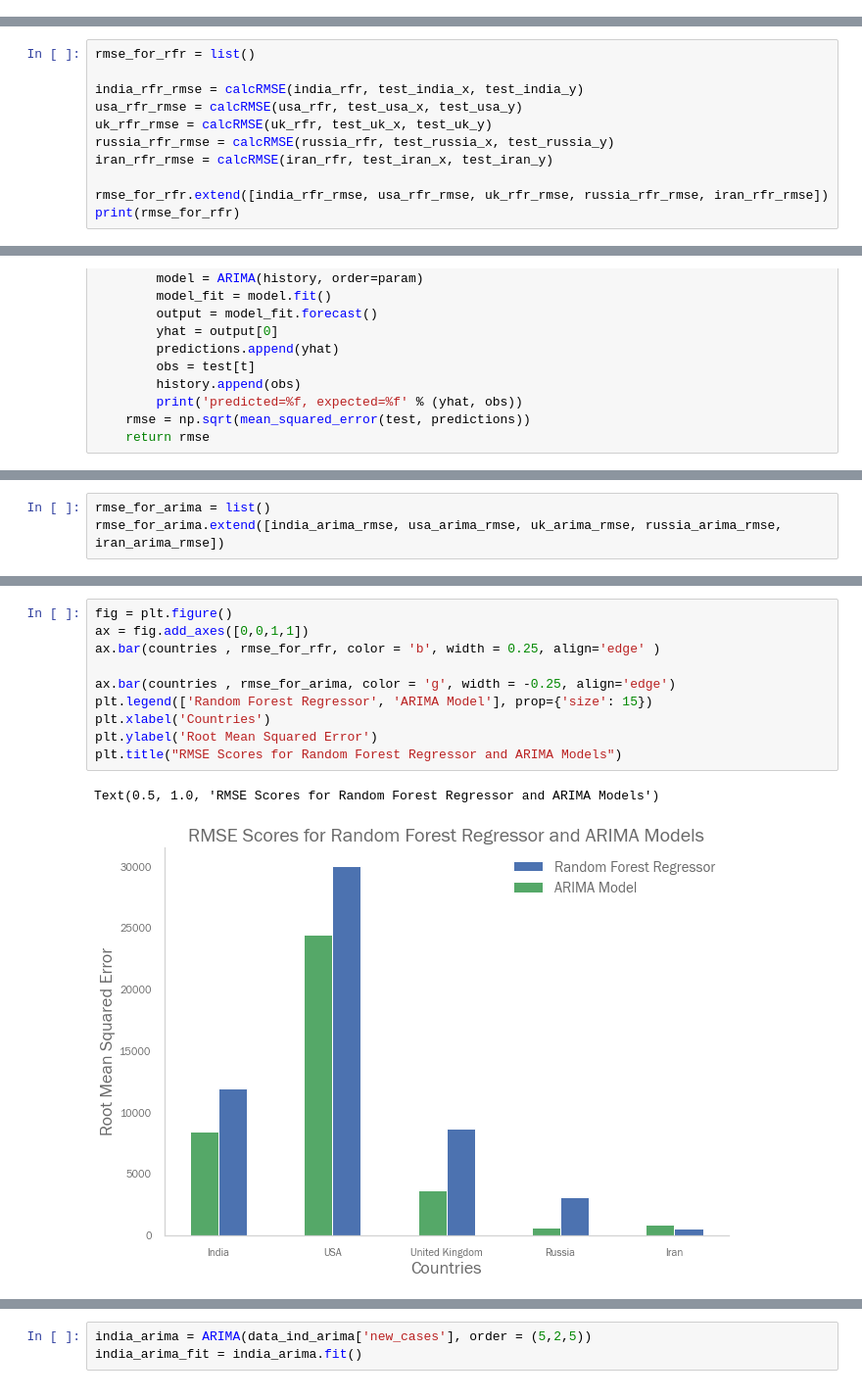
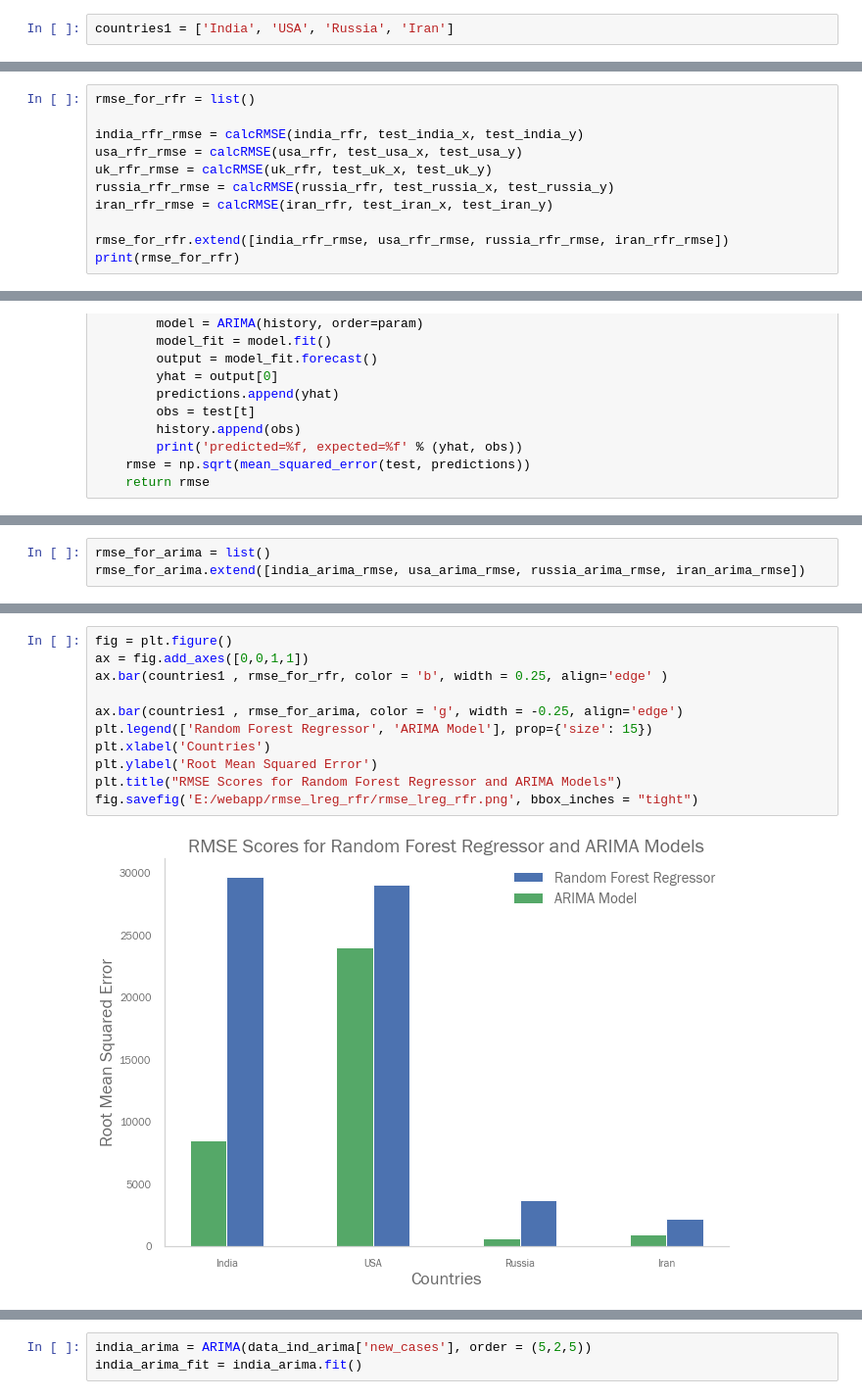
Before and after one commit to abi-2512/Covid19-Notebook, a Jupyter notebook: MINIPROJFINAL.ipynb, the cells around one changed output, grey strips where cells are left out. Shown at 98% size. Drawn from its saved outputs; the diff is of its cells as text.

```diff
--- a/MINIPROJFINAL.ipynb
+++ b/MINIPROJFINAL.ipynb
@@ -37,3 +33,5 @@ Matplotlib Code to make our graphs better
+# %%
+countries1 = ['India', 'USA', 'Russia', 'Iran']
 # %%
 CB91_Blue = '#2CBDFE'
 CB91_Green = '#47DBCD'
@@ -208,6 +182,6 @@ uk_rfr_rmse = calcRMSE(uk_rfr, test_uk_x, test_uk_y)
 russia_rfr_rmse = calcRMSE(russia_rfr, test_russia_x, test_russia_y)
 iran_rfr_rmse = calcRMSE(iran_rfr, test_iran_x, test_iran_y)
 
-rmse_for_rfr.extend([india_rfr_rmse, usa_rfr_rmse, uk_rfr_rmse, russia_rfr_rmse, iran_rfr_rmse])
+rmse_for_rfr.extend([india_rfr_rmse, usa_rfr_rmse, russia_rfr_rmse, iran_rfr_rmse])
 print(rmse_for_rfr)
 # %% [output]
@@ -587,6 +539,6 @@ Now comparing the RMSE of ARIMA and Other Models
 # %%
 rmse_for_arima = list()
-rmse_for_arima.extend([india_arima_rmse, usa_arima_rmse, uk_arima_rmse, russia_arima_rmse, iran_arima_rmse])
+rmse_for_arima.extend([india_arima_rmse, usa_arima_rmse, russia_arima_rmse, iran_arima_rmse])
 # %%
 fig = plt.figure()
 ax = fig.add_axes([0,0,1,1])
@@ -603,13 +555,13 @@ Text(0.5, 1.0, 'RMSE Scores for Linear Regression and Random Forest Regressor Mo
 # %%
 fig = plt.figure()
 ax = fig.add_axes([0,0,1,1])
-ax.bar(countries , rmse_for_rfr, color = 'b', width = 0.25, align='edge' )
+ax.bar(countries1 , rmse_for_rfr, color = 'b', width = 0.25, align='edge' )
 
-ax.bar(countries , rmse_for_arima, color = 'g', width = -0.25, align='edge')
+ax.bar(countries1 , rmse_for_arima, color = 'g', width = -0.25, align='edge')
 plt.legend(['Random Forest Regressor', 'ARIMA Model'], prop={'size': 15})
 plt.xlabel('Countries')
 plt.ylabel('Root Mean Squared Error')
 plt.title("RMSE Scores for Random Forest Regressor and ARIMA Models")
+fig.savefig('E:/webapp/rmse_lreg_rfr/rmse_lreg_rfr.png', bbox_inches = "tight")
 # %% [output]
-Text(0.5, 1.0, 'RMSE Scores for Random Forest Regressor and ARIMA Models')
-[figure, old version]
+[figure, new version]
```
Also changed, not shown: parts of 53 cells of this notebook.
